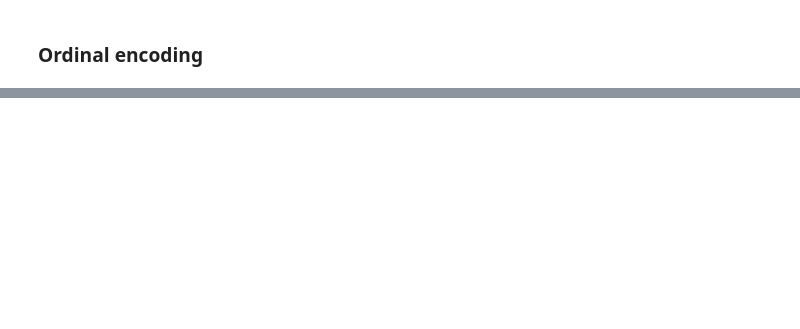
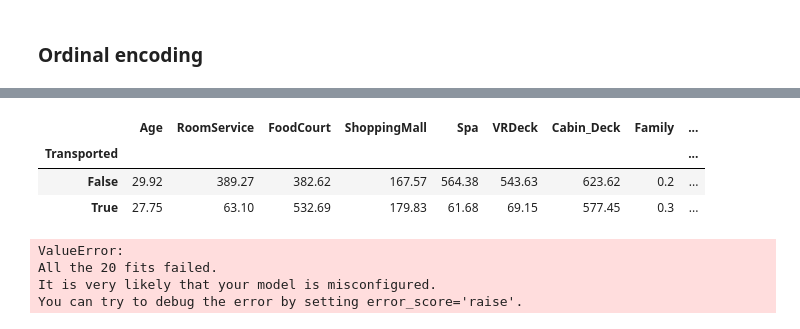
Before and after one commit to Dominik-Sidorczuk/Dominik-Projects, a Jupyter notebook: Spaceship Titanic/Spaceship Titanic.ipynb, the cells around one changed output, grey strips where cells are left out. Cells and saved outputs as stored; diff of their text form; code cells hidden in the pictures; blank space fills up the shorter version.

```diff
--- a/Spaceship Titanic/Spaceship Titanic.ipynb
+++ b/Spaceship Titanic/Spaceship Titanic.ipynb
@@ -229,0 +216,7 @@ ax.set_title('Macierz korelacji Perasona', y=1.05,   size=14)
+# %%
+train.groupby('Transported').mean().round(2)
+# %% [output]
+|  | Age | RoomService | FoodCourt | ShoppingMall | Spa | VRDeck | Cabin_Deck | Family | ... |
+| Transported |  |  |  |  |  |  |  |  | ... |
+| False | 29.92 | 389.27 | 382.62 | 167.57 | 564.38 | 543.63 | 623.62 | 0.2 | ... |
+| True | 27.75 | 63.10 | 532.69 | 179.83 | 61.68 | 69.15 | 577.45 | 0.3 | ... |
@@ -229,0 +260,25 @@ ax.set_title('Macierz korelacji Perasona', y=1.05,   size=14)
+# %%
+## Wstępna ocena wydajności modeli z domyślnymi parametrami
+import warnings
+warnings.simplefilter('ignore')
+
+for metric in ['accuracy','f1']:
+    SKfold = RepeatedStratifiedKFold(n_splits=4, n_repeats=5)
+    score_mean = []
+    std = []
+
+    for model in classifiers:
+        clf = model[1]
+        cv_result = cross_val_score(clf,X_train, y_train, cv = SKfold, scoring = metric)
+        cv_result = cv_result
+        score_mean.append(cv_result.mean())
+        std.append(cv_result.std())
+
+    models_evaluation = pd.DataFrame({metric: score_mean}, index=[i[0] for i in classifiers])
+    print(models_evaluation.sort_values(metric, ascending=False))
+    print('*'*32)
+# %% [output]
+ValueError:
+All the 20 fits failed.
+It is very likely that your model is misconfigured.
+You can try to debug the error by setting error_score='raise'.
```
Also changed, not shown: parts of 11 cells of this notebook.
